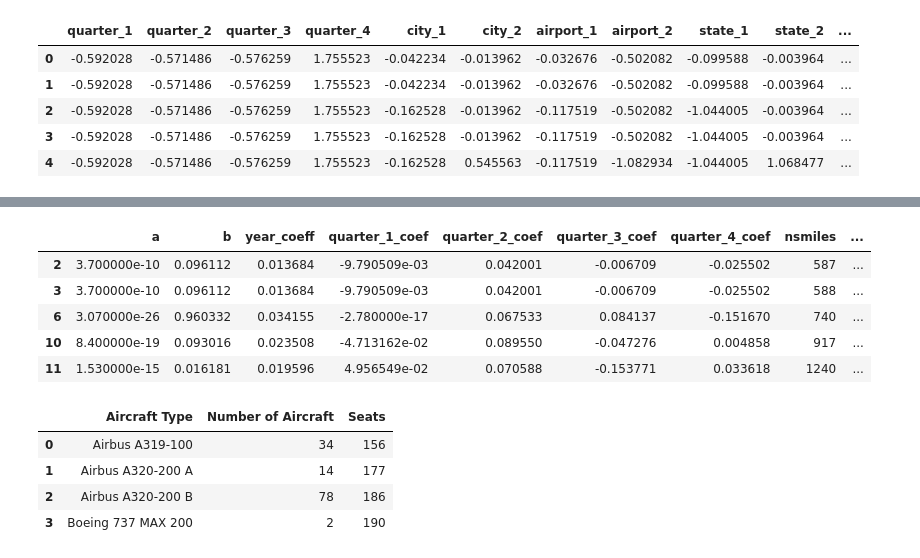
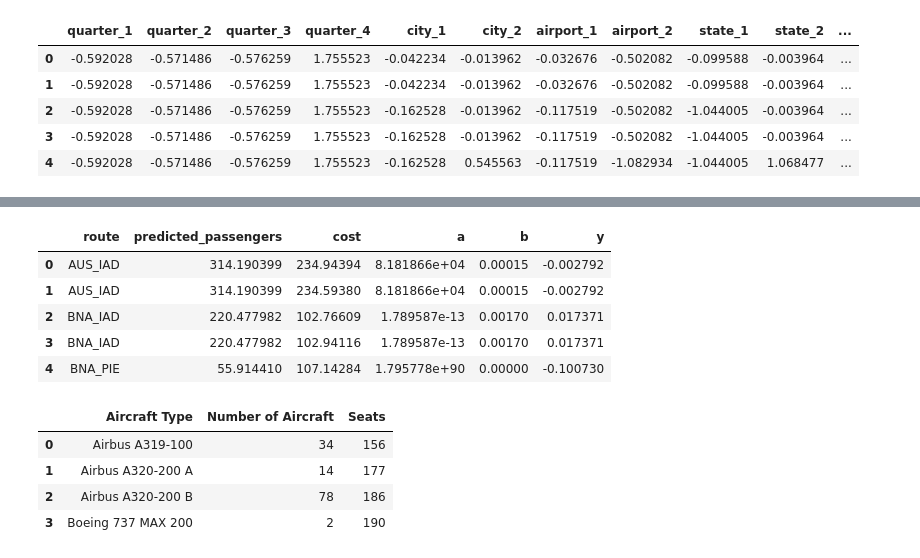
Before and after one commit to hchoi0309/US-Airlines-Flight-Routes-Optimization, a Jupyter notebook: notebooks/Optimization.ipynb, the cells around one changed output, grey strips where cells are left out. Drawn from its saved outputs; the diff is of its cells as text; code cells hidden in the pictures.

```diff
--- a/notebooks/Optimization.ipynb
+++ b/notebooks/Optimization.ipynb
@@ -125,11 +121,0 @@ display(allegiant_df.head())
-# %%
-allegiant_df["cost"] = cost_prediction(allegiant_df, 2019)
-allegiant_df["predicted_passengers"] = 1000
-allegiant_df.head()
-# %% [output]
-|  | a | b | year_coeff | quarter_1_coef | quarter_2_coef | quarter_3_coef | quarter_4_coef | nsmiles | ... |
-| 2 | 3.700000e-10 | 0.096112 | 0.013684 | -9.790509e-03 | 0.042001 | -0.006709 | -0.025502 | 587 | ... |
-| 3 | 3.700000e-10 | 0.096112 | 0.013684 | -9.790509e-03 | 0.042001 | -0.006709 | -0.025502 | 588 | ... |
-| 6 | 3.070000e-26 | 0.960332 | 0.034155 | -2.780000e-17 | 0.067533 | 0.084137 | -0.151670 | 740 | ... |
-| 10 | 8.400000e-19 | 0.093016 | 0.023508 | -4.713162e-02 | 0.089550 | -0.047276 | 0.004858 | 917 | ... |
-| 11 | 1.530000e-15 | 0.016181 | 0.019596 | 4.956549e-02 | 0.070588 | -0.153771 | 0.033618 | 1240 | ... |
@@ -141,3 +122,18 @@ passengers_df = passengers_df.drop(["Route"], axis=1)
+# %%
+fare_model = load("../models/route_fare_models.joblib")
+
+allegiant_df["a"] = allegiant_df["route"].apply(lambda x: fare_model[x]["a"]).apply(lambda x: max(x, 0))
+allegiant_df["b"] = allegiant_df["route"].apply(lambda x: fare_model[x]["b"]).apply(lambda x: max(x, 0))
+allegiant_df["y"] = allegiant_df["route"].apply(lambda x: fare_model[x]["y"])
+
+display(allegiant_df.head())
+# %% [output]
+|  | route | predicted_passengers | cost | a | b | y |
+| 0 | AUS_IAD | 314.190399 | 234.94394 | 8.181866e+04 | 0.00015 | -0.002792 |
+| 1 | AUS_IAD | 314.190399 | 234.59380 | 8.181866e+04 | 0.00015 | -0.002792 |
+| 2 | BNA_IAD | 220.477982 | 102.76609 | 1.789587e-13 | 0.00170 | 0.017371 |
+| 3 | BNA_IAD | 220.477982 | 102.94116 | 1.789587e-13 | 0.00170 | 0.017371 |
+| 4 | BNA_PIE | 55.914410 | 107.14284 | 1.795778e+90 | 0.00000 | -0.100730 |
 # %%
 fleet_df = pd.read_csv("../data/allegiant_fleet.csv")
 display(fleet_df)
```
Also changed, not shown: parts of 11 cells of this notebook, 6 other files.
